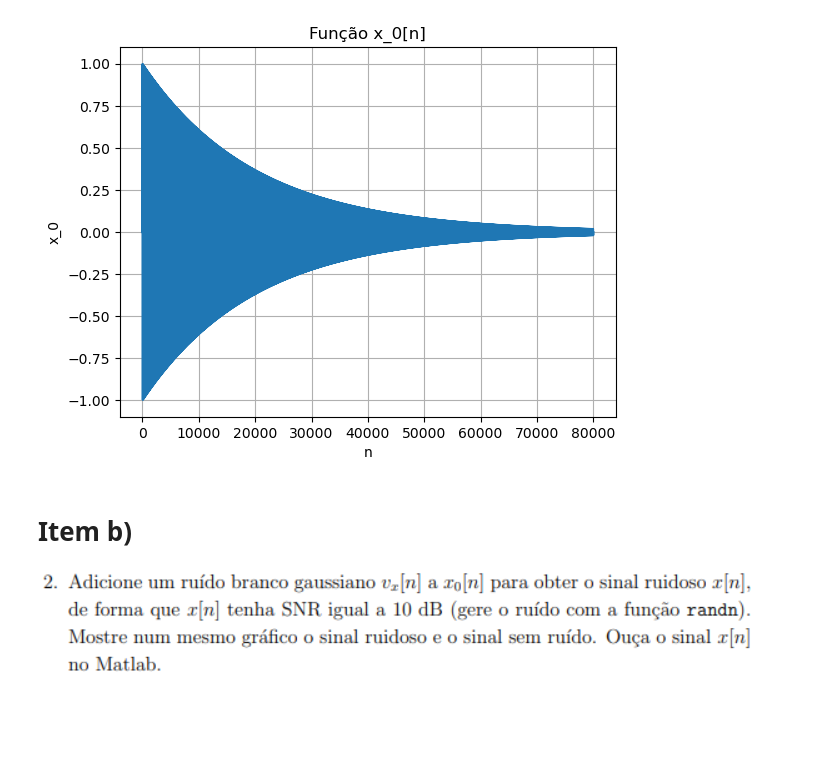
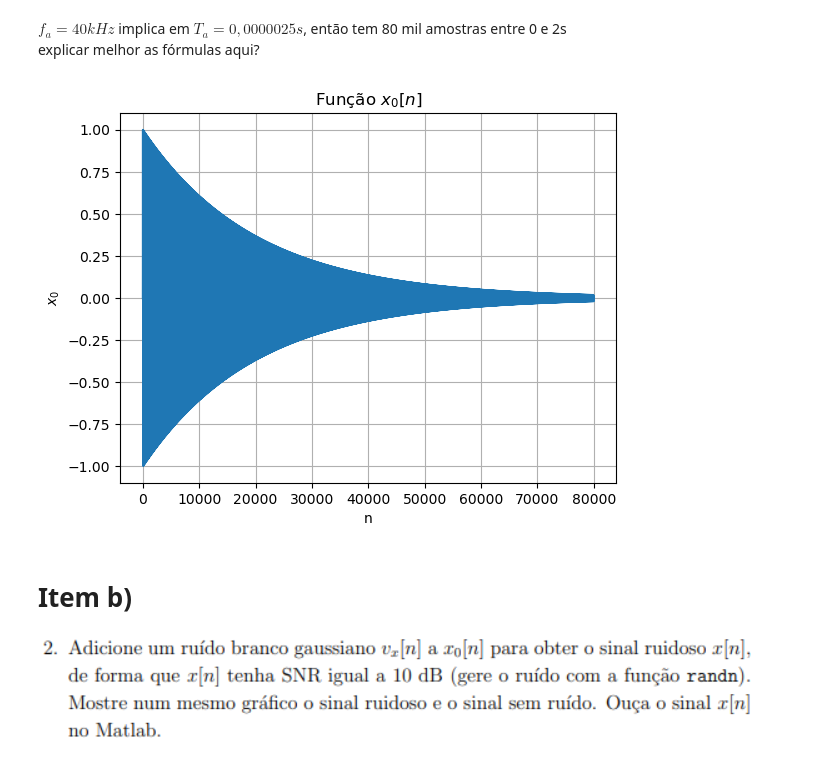
Before and after one commit to brunompasini/PSI3431-Processamento-Estatistico-de-Sinais, a Jupyter notebook: Experiencia_1_Julia.ipynb, the cells around one changed output. Cells and saved outputs as stored; diff of their text form; code cells hidden in the pictures; blank space fills up the shorter version.

```diff
--- a/Experiencia_1_Julia.ipynb
+++ b/Experiencia_1_Julia.ipynb
@@ -12,22 +29,25 @@ Lembrar cabeçalho + nomes + nusp
 # %% [markdown]
 # Item a)
 ![image-2.png](attachment:image-2.png)
+# %% [markdown]
+$f_a = 40 kHz$ implica em $T_a = 0,0000025 s$, então tem 80 mil amostras entre 0 e 2s
+explicar melhor as fórmulas aqui?
 # %%
 #fa = 40kHz -> Ta = 0,0000025 s -> Há 80k amostras entre 0 e 2s
 Nit = 80000
 n = 0:Nit-1
 Ω = 2*pi*500
 fa = 40e3
 τ = 0.5
 x0 = ((sin.(Ω * n / fa)).^3).*exp.(-(n/fa)/τ)
 plot(n,x0)
 grid()
 xlabel("n")
-ylabel("x_0")
-title("Função x_0[n]");
+ylabel(L"$x_0$")
+title(L"Função $x_0[n]$");
 wavplay(x0, fa)
 # %% [output]
-[figure, old version]
+[figure, new version]
 # %% [markdown]
 # Item b)
 
```
Also changed, not shown: parts of 5 cells of this notebook.
